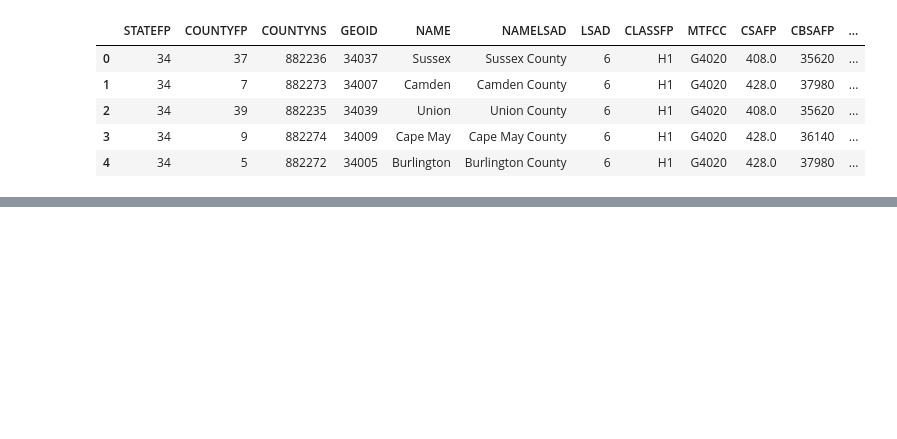
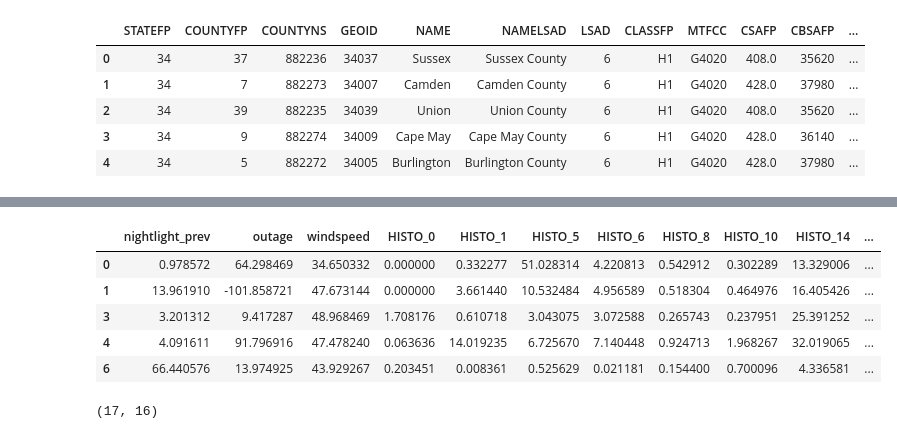
Before and after one commit to Akshay-Shreesha/Dashboard-for-Power-Outage-Forecasts-for-an-Emergency-Response-to-Hurricanes, a Jupyter notebook: Zipcode_NJ.ipynb, the cells around one changed output, grey strips where cells are left out. Drawn from its saved outputs; the diff is of its cells as text; code cells hidden in the pictures; blank space fills up the shorter version.

```diff
--- a/Zipcode_NJ.ipynb
+++ b/Zipcode_NJ.ipynb
@@ -338,0 +485,3 @@ landcover_zonal.head()
+# %%
+wind = county.rename(columns={"closest_wind_speed":"windspeed"})
+wind.head()
@@ -338,0 +515,6 @@ landcover_zonal.head()
+# %%
+reg_isaias_county = outage.merge(wind,on="NAME")
+reg_isaias_county = reg_isaias_county.merge(landcover_zonal,on="NAME")
+reg_isaias_county = reg_isaias_county.merge(rainfall,on="NAME")
+reg_isaias_county = reg_isaias_county.merge(cust_out,left_on="NAME",right_on="CountyName")
+reg_isaias_county.head()
@@ -338,0 +539,7 @@ landcover_zonal.head()
+# %%
+reg_isaias_county = reg_isaias_county[reg_isaias_county["outage"]>0]
+# %%
+reg_isaias_county = reg_isaias_county[['nightlight_prev', 'outage',
+       'windspeed', 'HISTO_0', 'HISTO_1',
+       'HISTO_5', 'HISTO_6', 'HISTO_8', 'HISTO_10', 'HISTO_14', 'HISTO_15',
+       'HISTO_16', 'HISTO_17', 'HISTO_18', 'Rainfall','Day_05']]
@@ -338,0 +567,14 @@ landcover_zonal.head()
+# %%
+reg_isaias_county = reg_isaias_county.dropna()
+reg_isaias_county.head()
+# %% [output]
+|  | nightlight_prev | outage | windspeed | HISTO_0 | HISTO_1 | HISTO_5 | HISTO_6 | HISTO_8 | HISTO_10 | HISTO_14 | ... |
+| 0 | 0.978572 | 64.298469 | 34.650332 | 0.000000 | 0.332277 | 51.028314 | 4.220813 | 0.542912 | 0.302289 | 13.329006 | ... |
+| 1 | 13.961910 | -101.858721 | 47.673144 | 0.000000 | 3.661440 | 10.532484 | 4.956589 | 0.518304 | 0.464976 | 16.405426 | ... |
+| 3 | 3.201312 | 9.417287 | 48.968469 | 1.708176 | 0.610718 | 3.043075 | 3.072588 | 0.265743 | 0.237951 | 25.391252 | ... |
+| 4 | 4.091611 | 91.796916 | 47.478240 | 0.063636 | 14.019235 | 6.725670 | 7.140448 | 0.924713 | 1.968267 | 32.019065 | ... |
+| 6 | 66.440576 | 13.974925 | 43.929267 | 0.203451 | 0.008361 | 0.525629 | 0.021181 | 0.154400 | 0.700096 | 4.336581 | ... |
+# %%
+reg_isaias_county.shape
+# %% [output]
+(17, 16)
```
Also changed, not shown: parts of 29 cells of this notebook.
